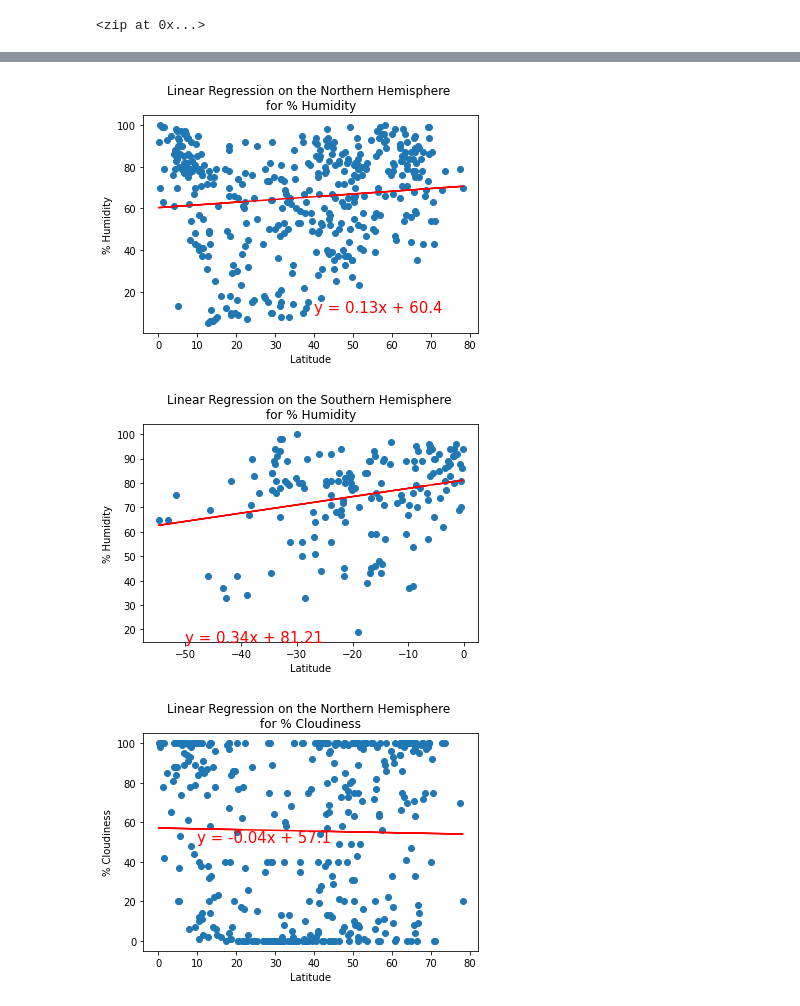
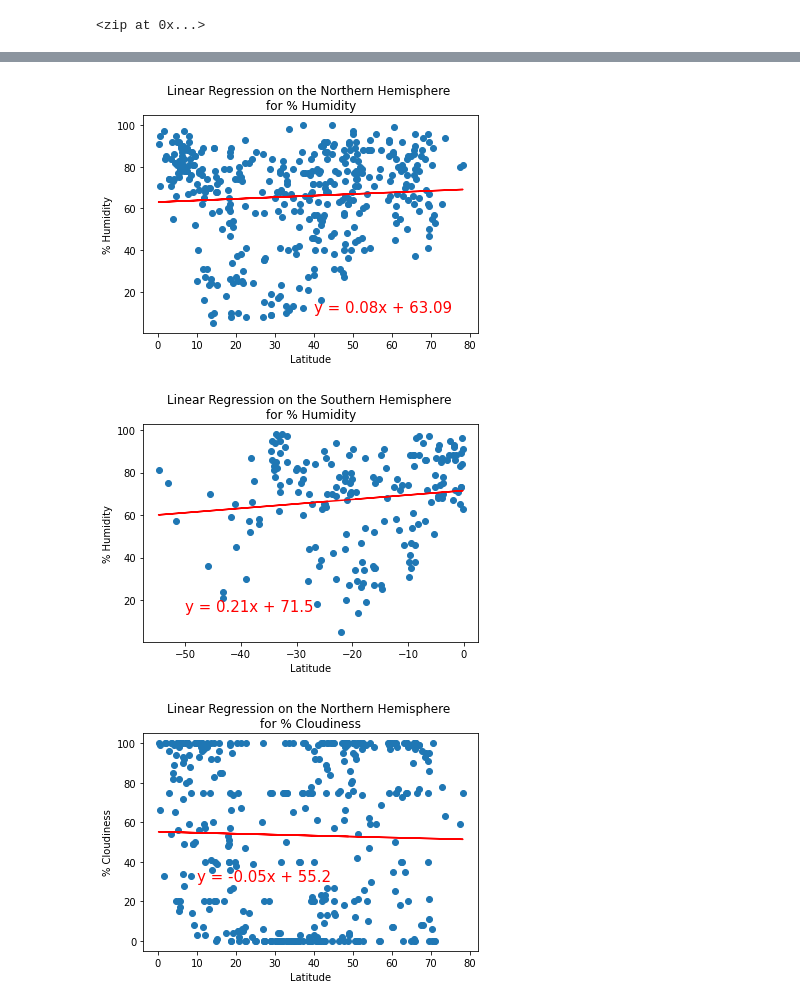
Before and after one commit to carinaediaz/world_weather_analysis, a Jupyter notebook: WeatherPy.ipynb, the cells around one changed output, grey strips where cells are left out. Drawn from its saved outputs; the diff is of its cells as text; code cells hidden in the pictures.

```diff
--- a/WeatherPy.ipynb
+++ b/WeatherPy.ipynb
@@ -103,7 +87,7 @@ for i, city in enumerate(cities):
         time.sleep(60)
 
     # Create endpoint URL with each city.
-    city_url = url + "&q=" + city.replace(" ","+")
+    city_url = url + "&q=" + city.replace(" ","+") + "&units=imperial"
 
     # Log the URL, record, and set numbers and the city.
     print(f"Processing Record {record_count} of Set {set_count} | {city}")
@@ -360,7 +344,7 @@ y_values = northern_hemi_df["Humidity"]
 plot_linear_regression(x_values, y_values,
                        'Linear Regression on the Northern Hemisphere \nfor % Humidity', '% Humidity',(40,10))
 # %% [output]
-[figure, old version]
+[figure, new version]
 # %%
 #Linear regression on the Southern Hemisphere
 x_values = southern_hemi_df["Lat"]
@@ -370,17 +354,17 @@ y_values = southern_hemi_df["Humidity"]
 plot_linear_regression(x_values, y_values,
                        'Linear Regression on the Southern Hemisphere \nfor % Humidity', '% Humidity',(-50,15))
 # %% [output]
-[figure, old version]
+[figure, new version]
 # %%
 #Linear regression on the Northern Hemisphere
 x_values = northern_hemi_df["Lat"]
 y_values = northern_hemi_df["Cloudiness"]
 
 #Call the function
 plot_linear_regression(x_values, y_values,
-                       'Linear Regression on the Northern Hemisphere \nfor % Cloudiness', '% Cloudiness',(10,50))
+                       'Linear Regression on the Northern Hemisphere \nfor % Cloudiness', '% Cloudiness',(10,30))
 # %% [output]
-[figure, old version]
+[figure, new version]
 # %%
 #Linear regression on the Southern Hemisphere
 x_values = southern_hemi_df["Lat"]
```
Also changed, not shown: parts of 17 cells of this notebook, 8 other files.
